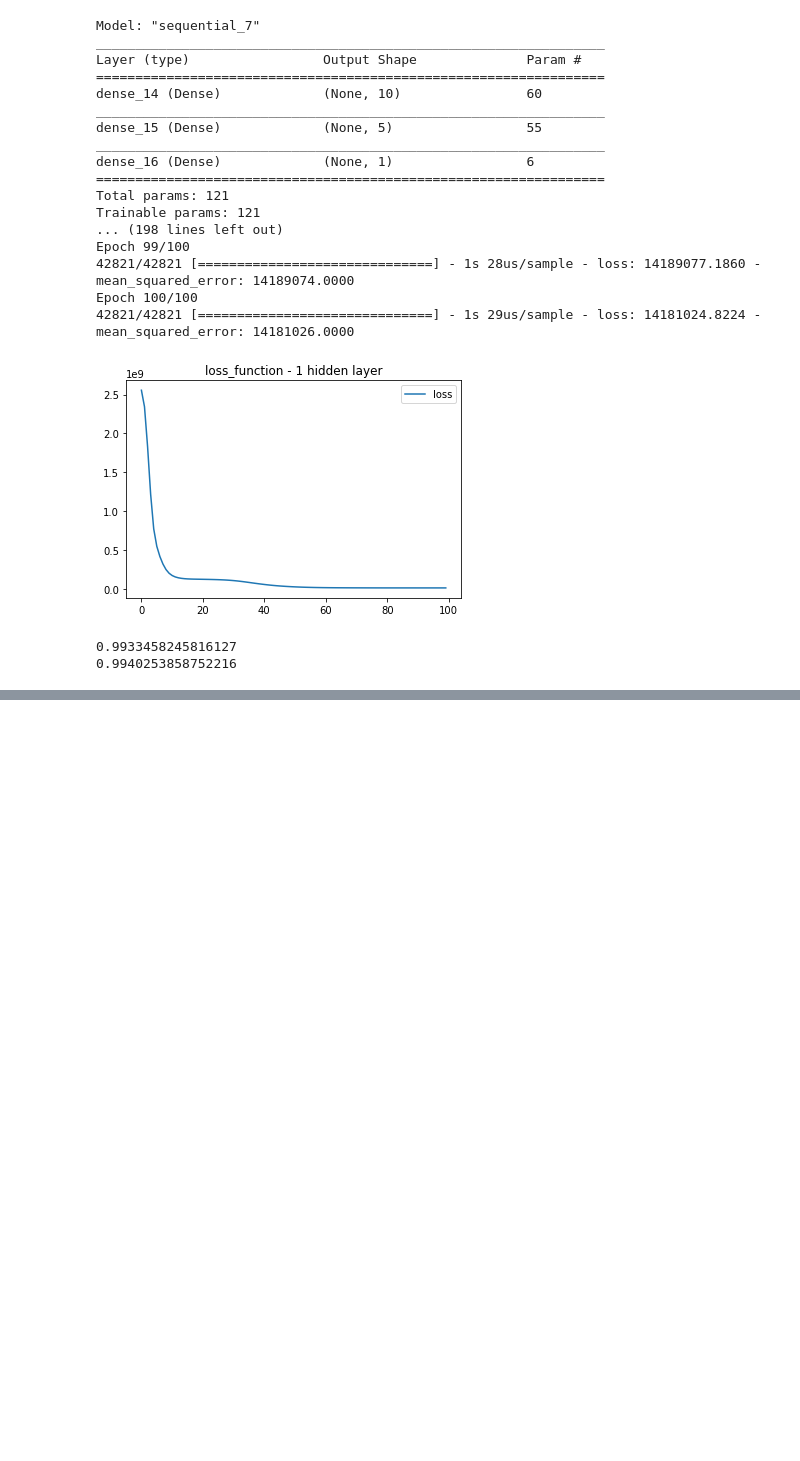
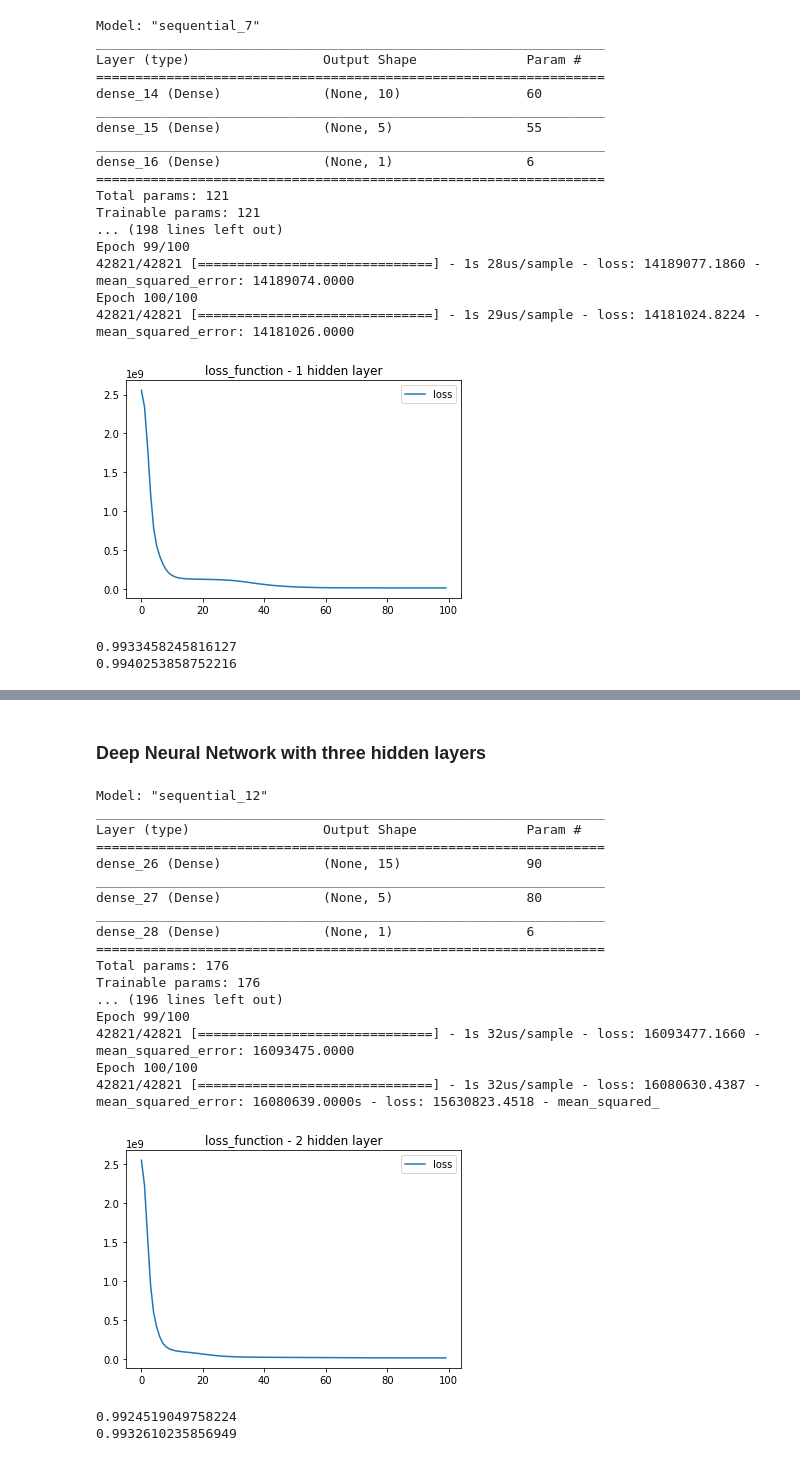
Before and after one commit to pmmfs/capstone-project, a Jupyter notebook: Analysis/government_regulation_analysis_muzz.ipynb, the cells around one changed output, grey strips where cells are left out. Drawn from its saved outputs; the diff is of its cells as text; code cells hidden in the pictures; blank space fills up the shorter version.

```diff
--- a/Analysis/government_regulation_analysis_muzz.ipynb
+++ b/Analysis/government_regulation_analysis_muzz.ipynb
@@ -334,0 +494,59 @@ Epoch 100/100
+# %% [markdown]
+### Deep Neural Network with three hidden layers
+# %%
+# Define the model - deep neural net 3X
+number_input_features = 5
+hidden_nodes_layer1 = 15
+hidden_nodes_layer2 = 5
+
+nn = Sequential()
+# First hidden layer
+nn.add(
+    Dense(units=hidden_nodes_layer1, input_dim=number_input_features, activation="relu")
+)
+# Second hidden layer
+nn.add(Dense(units=hidden_nodes_layer2, activation="relu"))
+# Output layer
+nn.add(Dense(units=1, activation="linear"))
+
+
+nn.summary()
+
+# compile model
+nn.compile(loss="mean_squared_error", optimizer="adam", metrics=["mse"])
+
+# train model
+model_1 = nn.fit(X_train_scaled, y_train, epochs=100)
+
+# Plot the train and test loss function
+plt.plot(model_1.history["loss"])
+plt.title("loss_function - 2 hidden layer")
+plt.legend(["loss"])
+plt.show()
+
+y_train_pred = nn.predict(X_train_scaled)
+y_test_pred = nn.predict(X_test_scaled)
+
+print(r2_score(y_train, y_train_pred))
+print(r2_score(y_test, y_test_pred))
+# %% [output]
+Model: "sequential_12"
+_________________________________________________________________
+Layer (type)                 Output Shape              Param #
+=================================================================
+dense_26 (Dense)             (None, 15)                90
+_________________________________________________________________
+dense_27 (Dense)             (None, 5)                 80
+_________________________________________________________________
+dense_28 (Dense)             (None, 1)                 6
+=================================================================
+Total params: 176
+Trainable params: 176
+... (196 lines left out)
+Epoch 99/100
+42821/42821 [==============================] - 1s 32us/sample - loss: 16093477.1660 - mean_squared_error: 16093475.0000
+Epoch 100/100
+42821/42821 [==============================] - 1s 32us/sample - loss: 16080630.4387 - mean_squared_error: 16080639.0000s - loss: 15630823.4518 - mean_squared_
+[figure, added]
+0.9924519049758224
+0.9932610235856949
```
Also changed, not shown: parts of 9 cells of this notebook.
